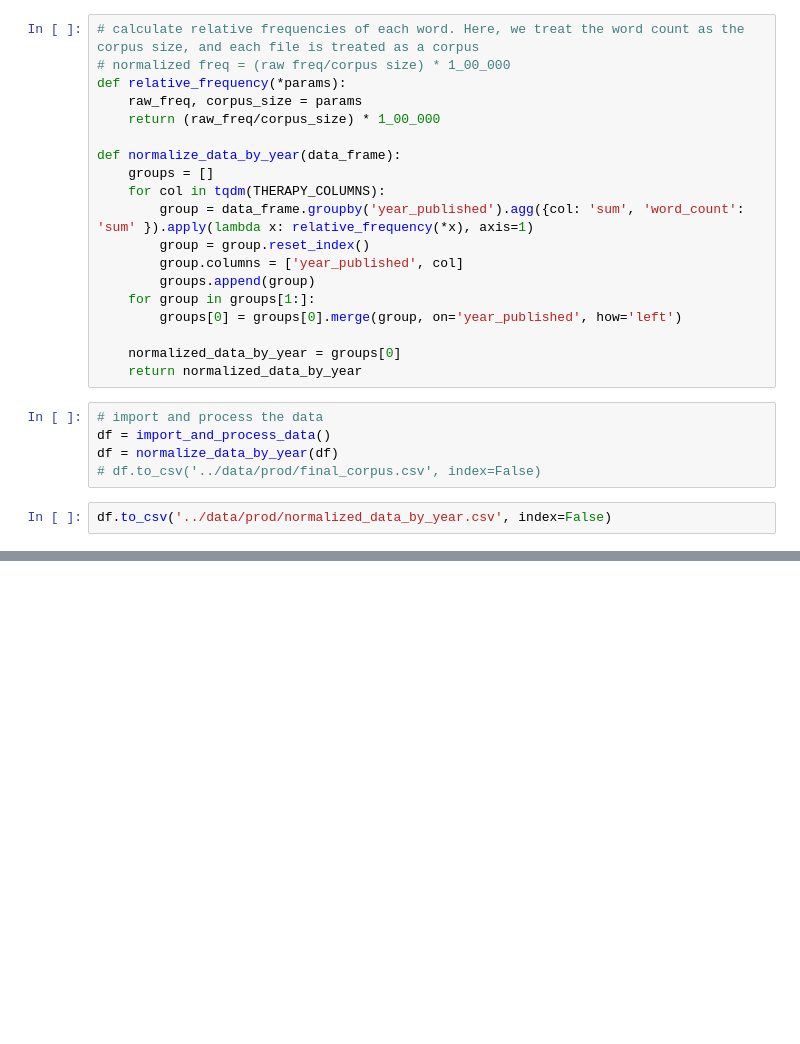
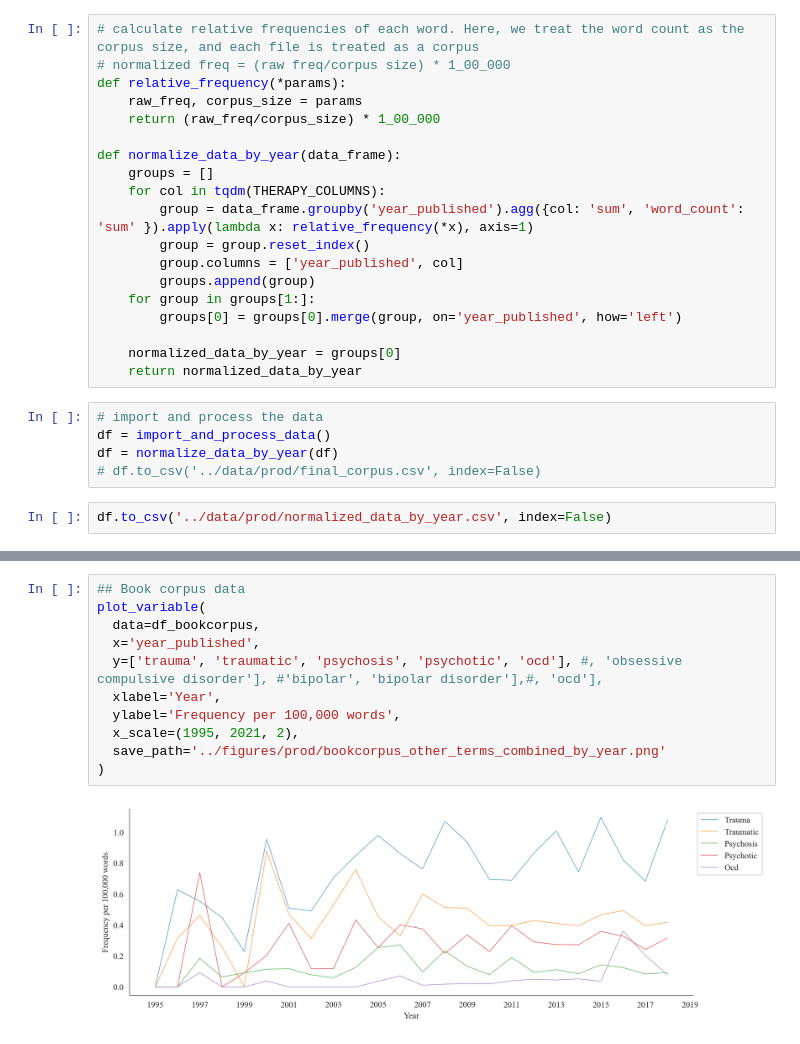
Before and after one commit to collinsnji/LinguineLabs, a Jupyter notebook: notebooks/inital_eda.ipynb, the cells around one changed output, grey strips where cells are left out. Drawn from its saved outputs; the diff is of its cells as text; blank space fills up the shorter version.

```diff
--- a/notebooks/inital_eda.ipynb
+++ b/notebooks/inital_eda.ipynb
@@ -111,0 +113,13 @@ plot_variable(
+# %%
+## Book corpus data
+plot_variable(
+  data=df_bookcorpus,
+  x='year_published',
+  y=['trauma', 'traumatic', 'psychosis', 'psychotic', 'ocd'], #, 'obsessive compulsive disorder'], #'bipolar', 'bipolar disorder'],#, 'ocd'],
+  xlabel='Year',
+  ylabel='Frequency per 100,000 words',
+  x_scale=(1995, 2021, 2),
+  save_path='../figures/prod/bookcorpus_other_terms_combined_by_year.png'
+)
+# %% [output]
+[figure, added]
```
Also changed, not shown: parts of 4 cells of this notebook, 6 other files.
